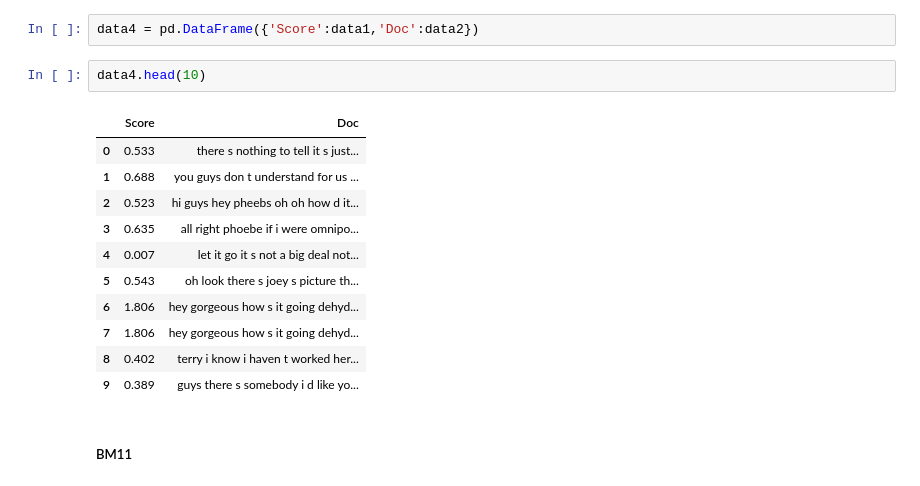
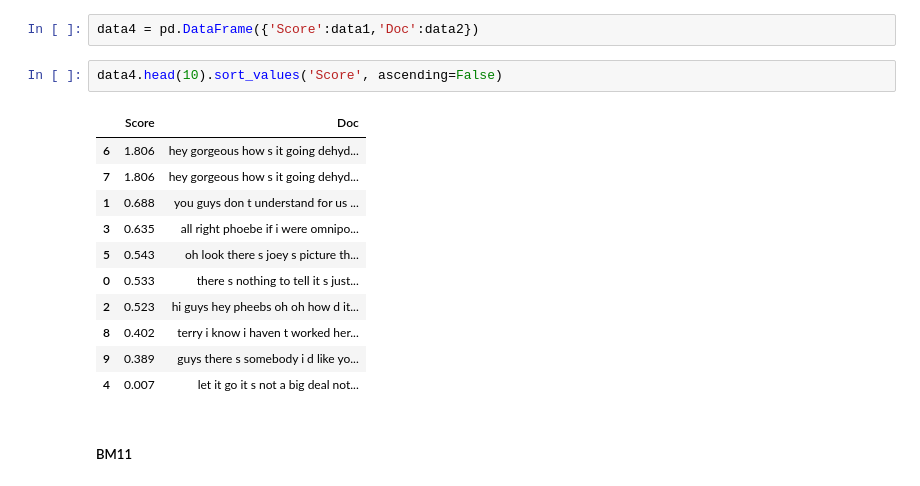
Before and after one commit to hisublime/Project-STBI, a Jupyter notebook: 02 - Code/Proyek_Dataset_Friends-BM11 VS BM25.ipynb, the cells around one changed output. Cells and saved outputs as stored; diff of their text form.

Commit message:
Update code
sort the score

```diff
--- a/02 - Code/Proyek_Dataset_Friends-BM11 VS BM25.ipynb
+++ b/02 - Code/Proyek_Dataset_Friends-BM11 VS BM25.ipynb
@@ -220,19 +220,19 @@ for score, doc in zip(scores, df['Dialogue']):
 # %%
 data4 = pd.DataFrame({'Score':data1,'Doc':data2})
 # %%
-data4.head(10)
+data4.head(10).sort_values('Score', ascending=False)
 # %% [output]
 |  | Score | Doc |
-| 0 | 0.533 | there s nothing to tell it s just... |
-| 1 | 0.688 | you guys don t understand for us ... |
-| 2 | 0.523 | hi guys hey pheebs oh oh how d it... |
-| 3 | 0.635 | all right phoebe if i were omnipo... |
-| 4 | 0.007 | let it go it s not a big deal not... |
-| 5 | 0.543 | oh look there s joey s picture th... |
 | 6 | 1.806 | hey gorgeous how s it going dehyd... |
 | 7 | 1.806 | hey gorgeous how s it going dehyd... |
+| 1 | 0.688 | you guys don t understand for us ... |
+| 3 | 0.635 | all right phoebe if i were omnipo... |
+| 5 | 0.543 | oh look there s joey s picture th... |
+| 0 | 0.533 | there s nothing to tell it s just... |
+| 2 | 0.523 | hi guys hey pheebs oh oh how d it... |
 | 8 | 0.402 | terry i know i haven t worked her... |
 | 9 | 0.389 | guys there s somebody i d like yo... |
+| 4 | 0.007 | let it go it s not a big deal not... |
 # %% [markdown]
 ##### BM11
 # %%
```
Also changed, not shown: parts of 2 cells of this notebook, 1 other file.
